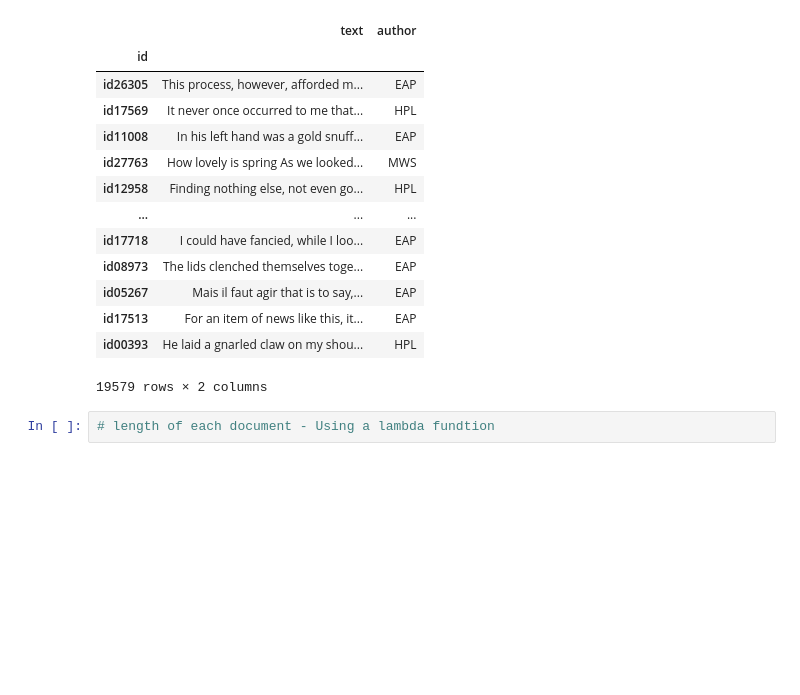
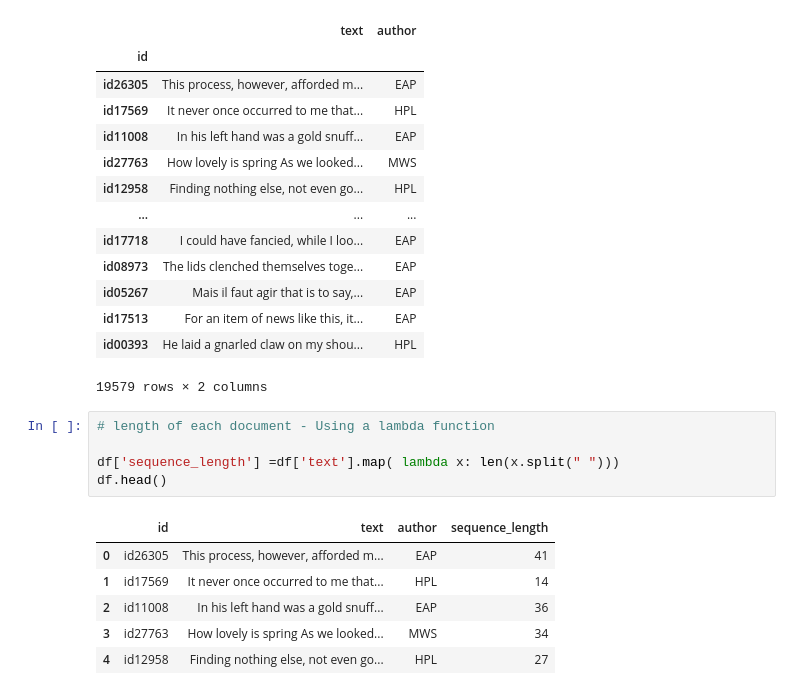
Before and after one commit to IndiaTJohnson/AdvML-Week2, a Jupyter notebook: Vectorization Layer (Practice).ipynb, the cells around one changed output. Cells and saved outputs as stored; diff of their text form; blank space fills up the shorter version.

```diff
--- a/Vectorization Layer (Practice).ipynb
+++ b/Vectorization Layer (Practice).ipynb
@@ -54,4 +103,14 @@ df.set_index("id")
 | id00393 | He laid a gnarled claw on my shou... | HPL |
 19579 rows × 2 columns
 # %%
-# length of each document - Using a lambda fundtion
+# length of each document - Using a lambda function
+
+df['sequence_length'] =df['text'].map( lambda x: len(x.split(" ")))
+df.head()
+# %% [output]
+|  | id | text | author | sequence_length |
+| 0 | id26305 | This process, however, afforded m... | EAP | 41 |
+| 1 | id17569 | It never once occurred to me that... | HPL | 14 |
+| 2 | id11008 | In his left hand was a gold snuff... | EAP | 36 |
+| 3 | id27763 | How lovely is spring As we looked... | MWS | 34 |
+| 4 | id12958 | Finding nothing else, not even go... | HPL | 27 |
```
Also changed, not shown: parts of 27 cells of this notebook.
